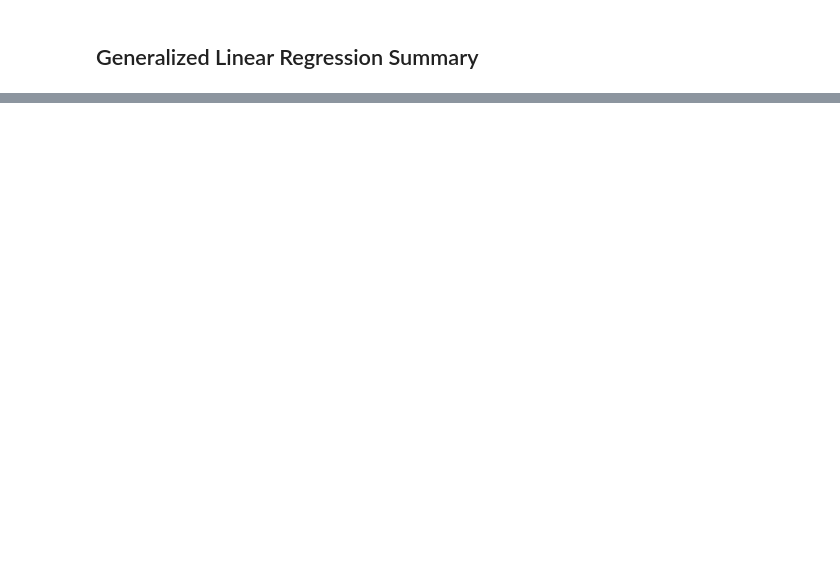
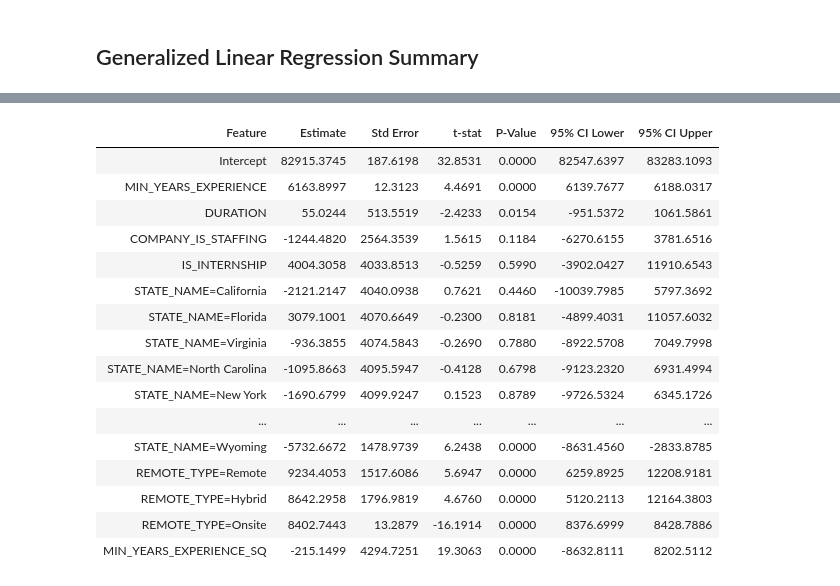
Before and after one commit to met-ad-688/assignment-04-vivwang-code, a Jupyter notebook: assignment04-viviwang.ipynb, the cells around one changed output, grey strips where cells are left out. Saved outputs shown, nothing was run; the diff lists cells and outputs as text; code cells hidden in the pictures; blank space fills up the shorter version.

Commit message:
Polynomial regression model training and interpretation

```diff
--- a/assignment04-viviwang.ipynb
+++ b/assignment04-viviwang.ipynb
@@ -444,0 +459,11 @@ The model captures some key salary drivers such as years of experience and remot
+# %%
+#| eval: true
+#| echo: false
+#| fig-align: center
+
+# Split Data
+data_train, data_test = data.randomSplit([0.8, 0.2], seed=42)
+
+print((data.count(), len(data.columns)))
+print((data_train.count(), len(data_train.columns)))
+print((data_test.count(), len(data_test.columns)))
@@ -444,0 +555,54 @@ The model captures some key salary drivers such as years of experience and remot
+# %%
+#| eval: true
+#| echo: false
+#| fig-align: center
+
+# Pull feature names directly from Java backend
+feature_names = summary._call_java("featureNames")
+
+# Compute 95% confidence intervals
+lower_ci_poly = [None if se is None or coef is None else coef - 1.96 * se for coef, se in zip(coefs_poly, se_poly)]
+upper_ci_poly = [None if se is None or coef is None else coef + 1.96 * se for coef, se in zip(coefs_poly, se_poly)]
+
+# Construct full table including intercept
+features_poly_all = ["Intercept"] + list(poly_feature_names)
+coefs_poly    = [glr_poly_model.intercept] + list(glr_poly_model.coefficients)
+se_poly       = list(summary_poly.coefficientStandardErrors)
+tvals_poly    = list(summary_poly.tValues)
+pvals_poly    = list(summary_poly.pValues)
+lower_ci_poly = lower_ci_poly
+upper_ci_poly = upper_ci_poly
+
+coef_table_poly = pd.DataFrame({
+    "Feature": features_poly_all,
+    "Estimate": [f"{v:.4f}" if v is not None else None for v in coefs_poly],
+    "Std Error": [f"{v:.4f}" if v is not None else None for v in se_poly],
+    "t-stat": [f"{v:.4f}" if v is not None else None for v in tvals_poly],
+    "P-Value": [f"{v:.4f}" if v is not None else None for v in pvals_poly],
+    "95% CI Lower": [f"{v:.4f}" if v is not None else None for v in lower_ci_poly],
+    "95% CI Upper": [f"{v:.4f}" if v is not None else None for v in upper_ci_poly]
+})
+
+# Save for report
+coef_table_poly.to_csv("output/polynomial_glr_summary.csv", index=False)
+
+# Optional pretty print
+HTML(coef_table_poly.to_html(index=False))
+# %% [output]
+| Feature | Estimate | Std Error | t-stat | P-Value | 95% CI Lower | 95% CI Upper |
+| Intercept | 82915.3745 | 187.6198 | 32.8531 | 0.0000 | 82547.6397 | 83283.1093 |
+| MIN_YEARS_EXPERIENCE | 6163.8997 | 12.3123 | 4.4691 | 0.0000 | 6139.7677 | 6188.0317 |
+| DURATION | 55.0244 | 513.5519 | -2.4233 | 0.0154 | -951.5372 | 1061.5861 |
+| COMPANY_IS_STAFFING | -1244.4820 | 2564.3539 | 1.5615 | 0.1184 | -6270.6155 | 3781.6516 |
+| IS_INTERNSHIP | 4004.3058 | 4033.8513 | -0.5259 | 0.5990 | -3902.0427 | 11910.6543 |
+| STATE_NAME=California | -2121.2147 | 4040.0938 | 0.7621 | 0.4460 | -10039.7985 | 5797.3692 |
+| STATE_NAME=Florida | 3079.1001 | 4070.6649 | -0.2300 | 0.8181 | -4899.4031 | 11057.6032 |
+| STATE_NAME=Virginia | -936.3855 | 4074.5843 | -0.2690 | 0.7880 | -8922.5708 | 7049.7998 |
+| STATE_NAME=North Carolina | -1095.8663 | 4095.5947 | -0.4128 | 0.6798 | -9123.2320 | 6931.4994 |
+| STATE_NAME=New York | -1690.6799 | 4099.9247 | 0.1523 | 0.8789 | -9726.5324 | 6345.1726 |
+| ... | ... | ... | ... | ... | ... | ... |
+| STATE_NAME=Wyoming | -5732.6672 | 1478.9739 | 6.2438 | 0.0000 | -8631.4560 | -2833.8785 |
+| REMOTE_TYPE=Remote | 9234.4053 | 1517.6086 | 5.6947 | 0.0000 | 6259.8925 | 12208.9181 |
+| REMOTE_TYPE=Hybrid | 8642.2958 | 1796.9819 | 4.6760 | 0.0000 | 5120.2113 | 12164.3803 |
+| REMOTE_TYPE=Onsite | 8402.7443 | 13.2879 | -16.1914 | 0.0000 | 8376.6999 | 8428.7886 |
+| MIN_YEARS_EXPERIENCE_SQ | -215.1499 | 4294.7251 | 19.3063 | 0.0000 | -8632.8111 | 8202.5112 |
```
Also changed, not shown: parts of 8 cells of this notebook, 1 other file.
